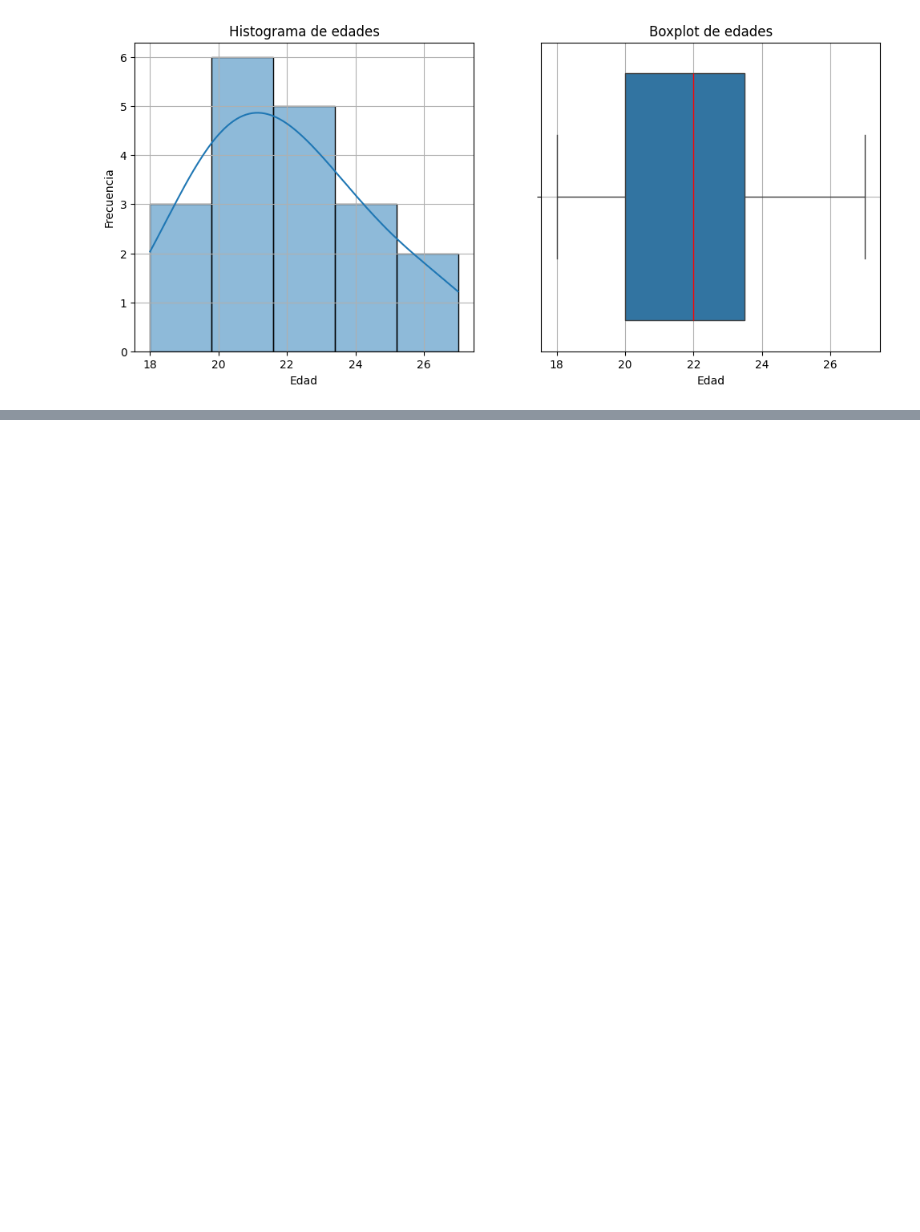
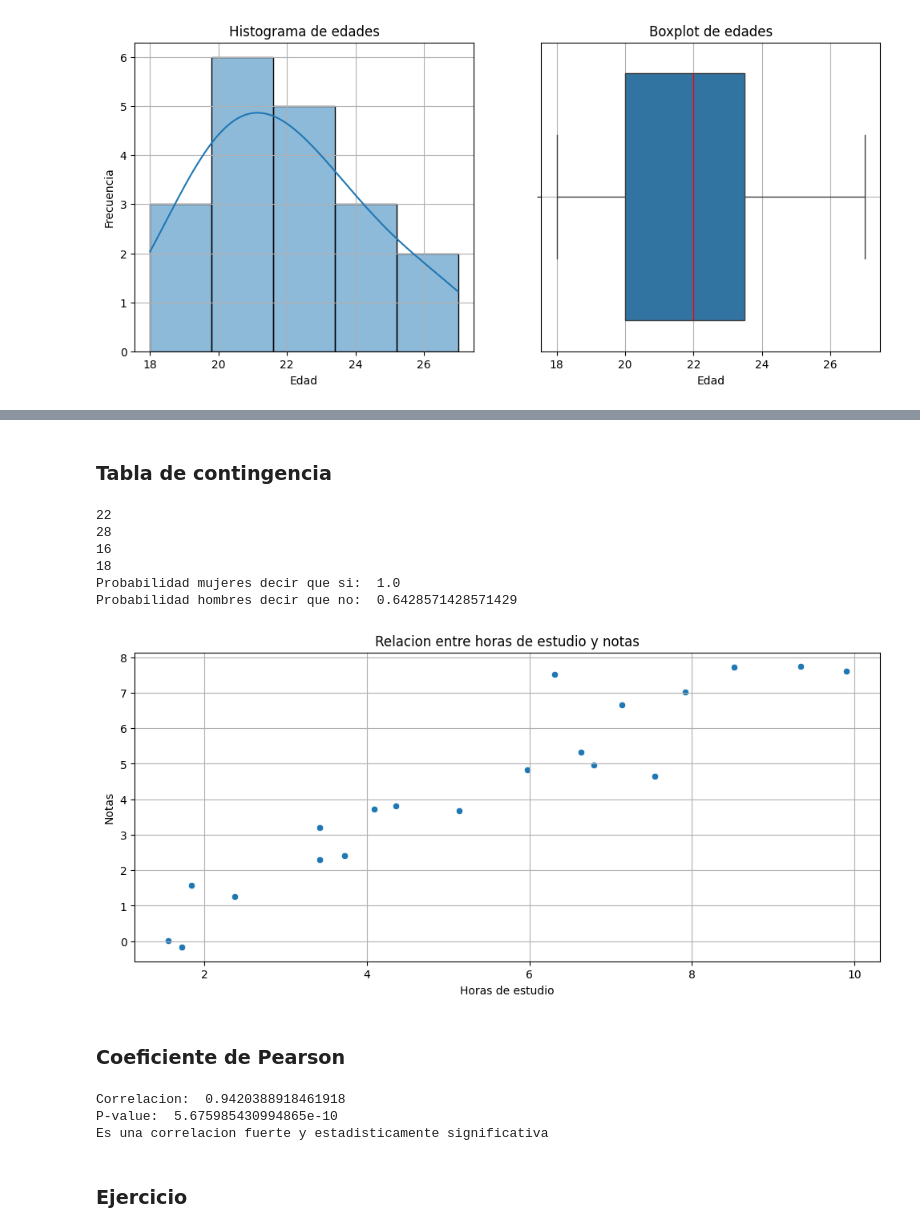
Before and after one commit to MattZG/Portafolio, a Jupyter notebook: Modulo_4.ipynb, the cells around one changed output, grey strips where cells are left out. Cells and saved outputs as stored; diff of their text form; code cells hidden in the pictures; blank space fills up the shorter version.

```diff
--- a/Modulo_4.ipynb
+++ b/Modulo_4.ipynb
@@ -568,0 +594,79 @@ plt.show()
+# %% [markdown]
+### Tabla de contingencia
+# %%
+import pandas as pd
+
+genero = np.random.choice(['Hombre', 'Mujer'], 50)
+preferencia_cine = np.random.choice(['Si', 'No'], 50, p = [0.6, 0.4]) if 'Mujer' in genero else np.random.choice(['Si', 'No'], 50, p = [0.4, 0.6])
+
+#print(genero)
+#print(preferencia_cine)
+
+#Mismo ejercicio otro metodo y otras probabilidades
+preferencias = []
+for g in genero:
+  if g == 'Mujer':
+    preferencias.append(np.random.choice(['Si', 'No'], p = [0.7, 0.3])) #no hace falta el 50
+  else:
+    preferencias.append(np.random.choice(['Si', 'No'], p = [0.4, 0.6]))
+
+df = pd.DataFrame({'Genero': genero, 'Preferencias': preferencias})
+df.head()
+
+tabla_contingencia = pd.crosstab(df['Genero'], df['Preferencias'])
+tabla_contingencia
+
+mujeres = tabla_contingencia.loc['Mujer'].sum()
+hombres = tabla_contingencia.loc['Hombre'].sum()
+
+print(mujeres)
+print(hombres)
+
+mujer_si = tabla_contingencia.loc['Mujer', 'Si'].sum()
+print(mujer_si)
+
+hombre_no = tabla_contingencia.loc['Hombre', 'No'].sum()
+print(hombre_no)
+
+print('Probabilidad mujeres decir que si: ', mujer_si / mujer_si)
+print('Probabilidad hombres decir que no: ', hombre_no / hombres)
+# %% [output]
+22
+28
+16
+18
+Probabilidad mujeres decir que si:  1.0
+Probabilidad hombres decir que no:  0.6428571428571429
+# %%
+import matplotlib.pyplot as plt
+import seaborn as sns
+
+plt.figure(figsize = (12, 5))
+sns.scatterplot(x = df['Horas'], y = df['Notas'])
+plt.title('Relacion entre horas de estudio y notas')
+plt.xlabel('Horas de estudio')
+plt.ylabel('Notas')
+plt.grid(True)
+plt.show()
+# %% [output]
+[figure, added]
+# %% [markdown]
+### Coeficiente de Pearson
+# %%
+from scipy.stats import pearsonr
+
+corr, p_value = pearsonr(df['Horas'], df['Notas'])
+print('Correlacion: ', corr) #que tipo de correlacion tienen las variables y que tan fuerte es
+print('P-value: ', p_value) #esta relacion es estadisticamente significativa
+
+if corr >= 0.7 or corr <= -0.7:
+  if p_value < 0.05:
+    print('Es una correlacion fuerte y estadisticamente significativa')
+  else:
+    print('Es una correlacion fuerte pero depende del azar')
+# %% [output]
+Correlacion:  0.9420388918461918
+P-value:  5.675985430994865e-10
+Es una correlacion fuerte y estadisticamente significativa
+# %% [markdown]
+### Ejercicio
```
Also changed, not shown: parts of 27 cells of this notebook.
